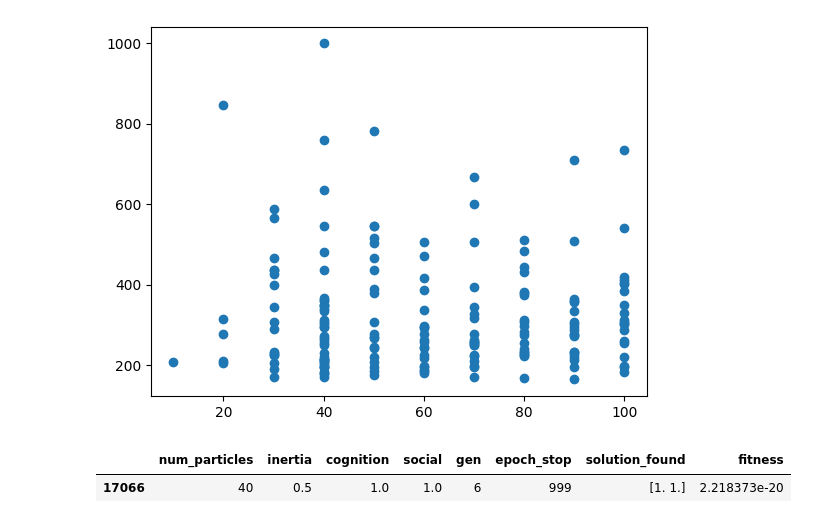
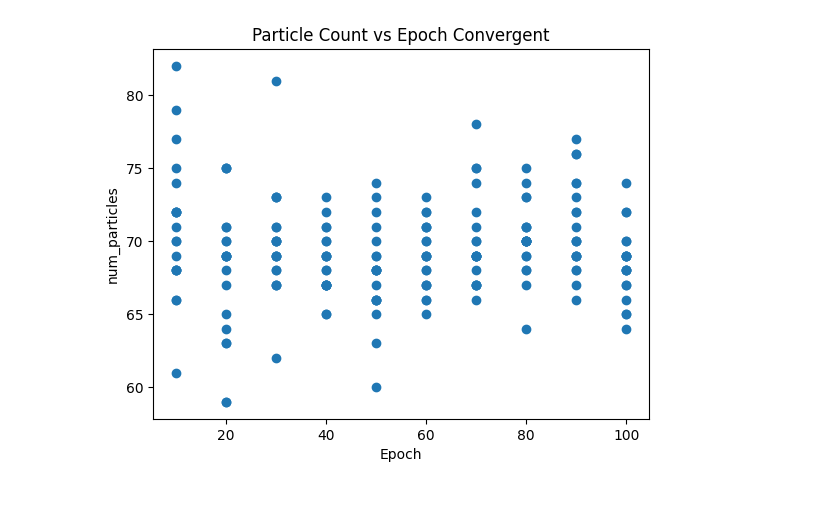
Before and after one commit to ParkerNC/bio-lab-4, a Jupyter notebook: graphin.ipynb, the cells around one changed output. Cells and saved outputs as stored; diff of their text form; code cells hidden in the pictures.

```diff
--- a/graphin.ipynb
+++ b/graphin.ipynb
@@ -16,6 +11,18 @@ booth.head()
+# %%
+brock = booth
+mode = "booth"
 # %%
-def graph_line(database, param):
+def graph_line(database, param, title):
     ax, fig = plt.subplots()
     plt.scatter(param, "epoch_stop", data=database)
+    plt.xlabel("Epoch")
+    plt.ylabel(param)
+    plt.title(title)
+    gence = "div"
+
+    if database["fitness"].iloc[0] <= 1e-10:
+        gence = "con"
+
+    plt.savefig(f"figs/{param}_{mode}_{gence}")
     plt.show()
 # %%
@@ -74,9 +62,7 @@ heat_map(heat_data)
 # %%
 particles = brock[(brock["inertia"] == 0.5) & (brock["cognition"] == 1) & (brock["social"] == 1) & (brock["fitness"] <= 1e-10)]
-graph_line(particles, "num_particles")
+graph_line(particles, "num_particles", "Particle Count vs Epoch Convergent")
 # %% [output]
-[figure, old version]
+[figure, new version]
-|  | num_particles | inertia | cognition | social | gen | epoch_stop | solution_found | fitness |
-| 17066 | 40 | 0.5 | 1.0 | 1.0 | 6 | 999 | [1. 1.] | 2.218373e-20 |
 # %%
 particles = brock[(brock["inertia"] == 0.5) & (brock["cognition"] == 1) & (brock["social"] == 1) & (brock["fitness"] > 1e-10)]
```
Also changed, not shown: parts of 13 cells of this notebook, 20 other files.
